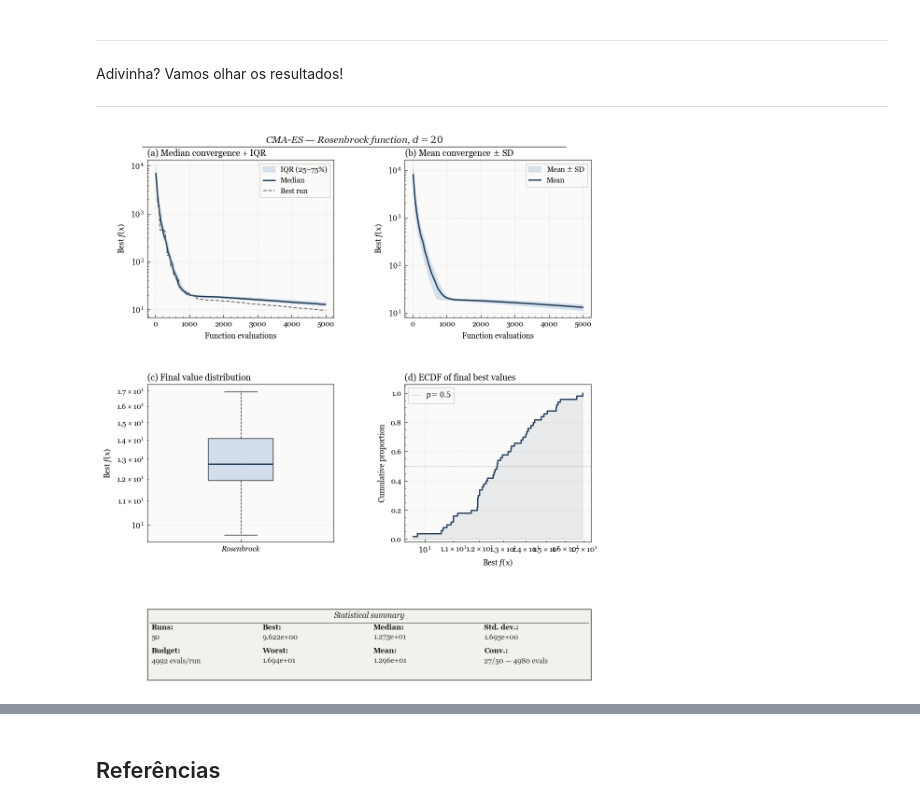
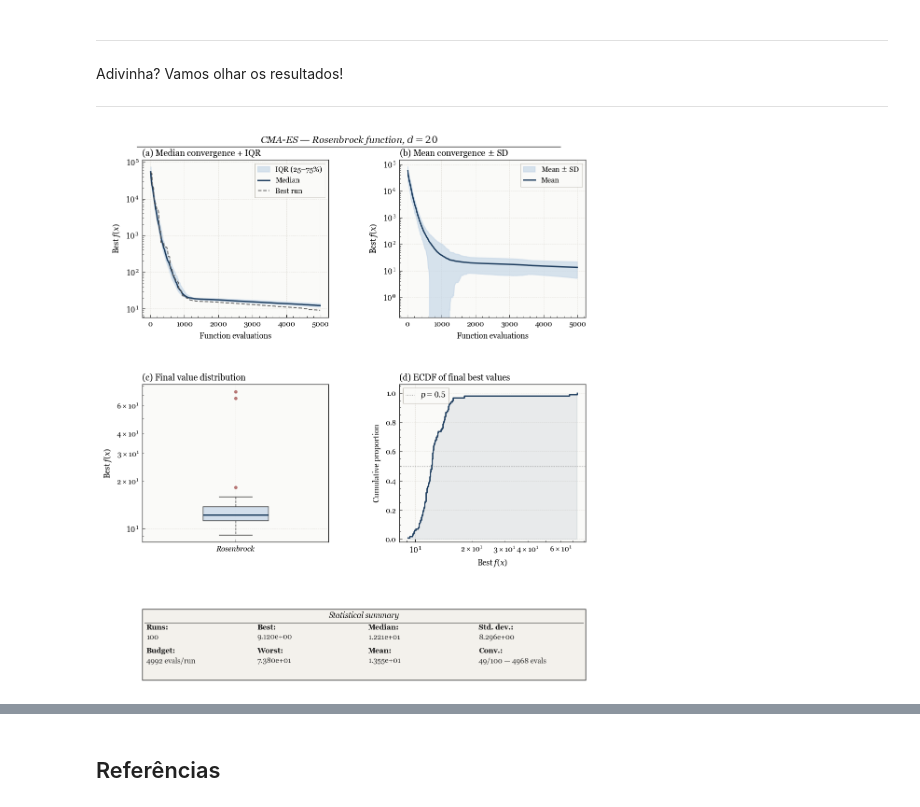
Before and after one commit to Velky2/optimization_algorithms, a Jupyter notebook: algorithms/cma_functions.ipynb, the cells around one changed output, grey strips where cells are left out. Saved outputs shown, nothing was run; the diff lists cells and outputs as text; code cells hidden in the pictures.

```diff
--- a/algorithms/cma_functions.ipynb
+++ b/algorithms/cma_functions.ipynb
@@ -288,9 +88,9 @@ Vamos definir alguns parâmetros gerais
 # %%
 SEED = 367
 sigma = 0.5
-dim = 20
+dims = [5, 10, 20, 50, 100]
 max_evals = 5000
-n_iter = 50
+n_iter = 100
 # %% [markdown]
 `NOTA`:
 
@@ -416,11 +244,21 @@ def schwefel(x):
 
     return 418.9829 * d - np.sum(x * np.sin(np.sqrt(np.abs(x))))
 # %%
-hist_schwefel = []
+hist_schwefel = {}
 
-for i in range (n_iter):
-    seed = SEED + i
+for dim in dims:
+    hist_dim = []
 
-    best, evals, hist = run_cma(function=schwefel, x_min=-500, x_max=500, dim=dim, max_evals=max_evals,sigma=sigma, seed=seed)
+    for i in range (n_iter):
+        seed = SEED + i
 
-    hist_schwefel.append(hist)
+        best, evals, hist = run_cma(function=schwefel,
+                                    x_min=-500, x_max=500,
+                                    dim=dim,
+                                    max_evals=max_evals,
+                                    sigma=0.05,
+                                    seed=seed)
+
+        hist_dim.append(hist)
+
+    hist_schwefel[dim] = np.array(hist_dim)
@@ -453,15 +311,24 @@ Adivinha? Vamos olhar os resultados!
 
 ---
 # %%
-hist_rosenbrock = []
+hist_rosenbrock = {}
 
-for i in range (n_iter):
-    seed = SEED + i
+for dim in dims:
+    hist_dim = []
 
-    best, evals, hist = run_cma(function=rosenbrock, x_min=-2.048, x_max=2.048, dim=dim, max_evals=max_evals,sigma=sigma, seed=seed)
+    for i in range (n_iter):
+        seed = SEED + i
 
-    hist_rosenbrock.append(hist)
+        best, evals, hist = run_cma(function=rosenbrock,
+                                    x_min=-2.048, x_max=2.048,
+                                    dim=dim,
+                                    max_evals=max_evals,
+                                    sigma=sigma,
+                                    seed=seed)
+        hist_dim.append(hist)
+
+    hist_rosenbrock[dim] = np.array(hist_dim)
 # %%
-plot_painel(hist_rosenbrock, func='Rosenbrock', dim=dim)
+plot_painel(hist_rosenbrock[20], func='Rosenbrock', dim=20)
 # %% [output]
-[figure, old version]
+[figure, new version]
```
Also changed, not shown: parts of 20 cells of this notebook.
